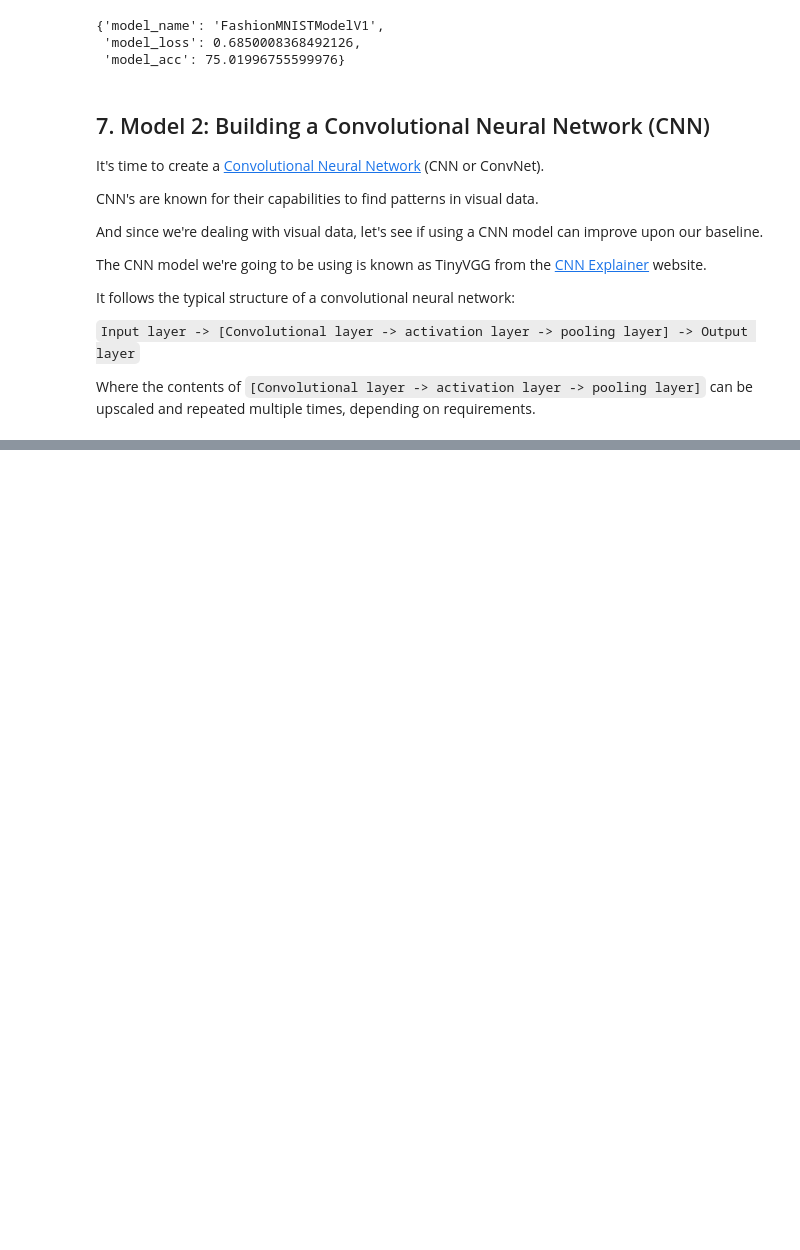
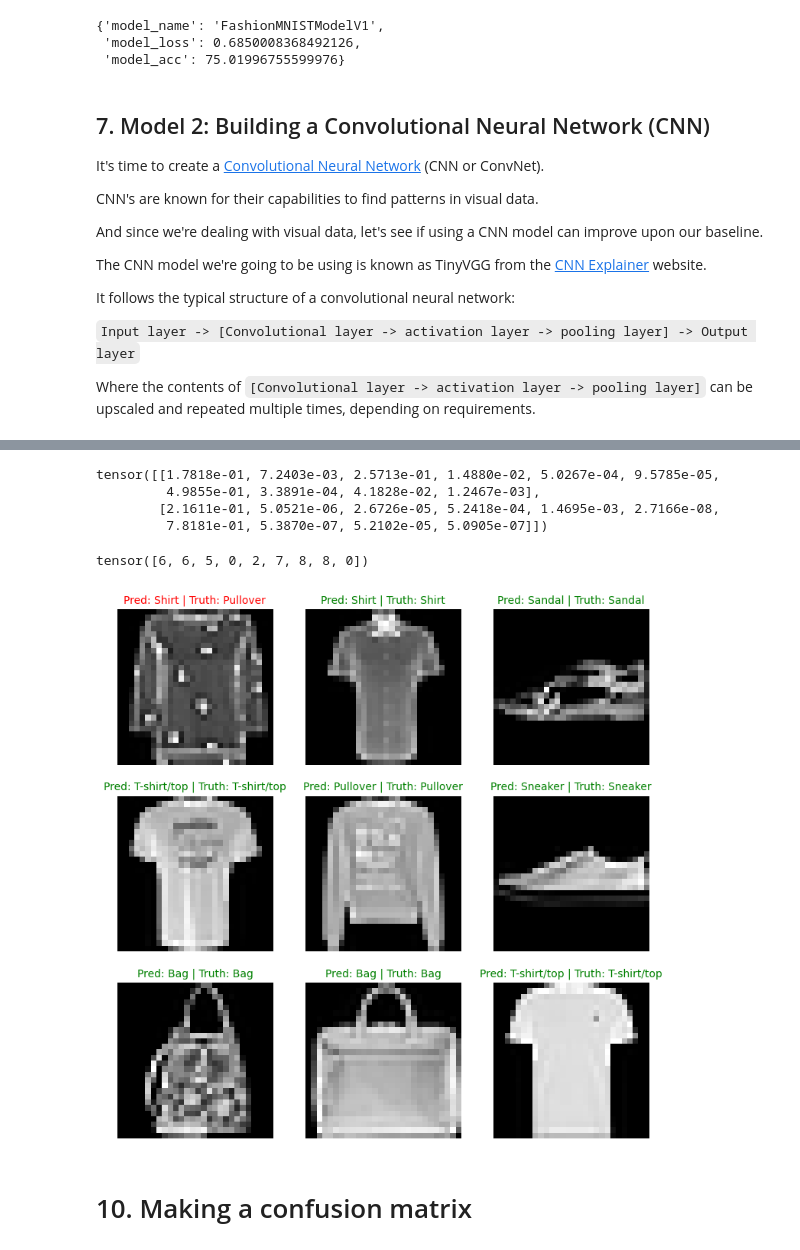
Before and after one commit to shaheer776/ai-portfolio-python, a Jupyter notebook: PyTorch/05_Pytorch_Computer_Vision.ipynb, the cells around one changed output, grey strips where cells are left out. Cells and saved outputs as stored; diff of their text form; code cells hidden in the pictures; blank space fills up the shorter version.

```diff
--- a/PyTorch/05_Pytorch_Computer_Vision.ipynb
+++ b/PyTorch/05_Pytorch_Computer_Vision.ipynb
@@ -704,0 +1017,53 @@ Where the contents of `[Convolutional layer -> activation layer -> pooling layer
+# %%
+# Make Predictions
+pred_probs = make_predictions(model=model_2,
+                              data=test_samples)
+
+pred_probs[:2]
+# %% [output]
+tensor([[1.7818e-01, 7.2403e-03, 2.5713e-01, 1.4880e-02, 5.0267e-04, 9.5785e-05,
+         4.9855e-01, 3.3891e-04, 4.1828e-02, 1.2467e-03],
+        [2.1611e-01, 5.0521e-06, 2.6726e-05, 5.2418e-04, 1.4695e-03, 2.7166e-08,
+         7.8181e-01, 5.3870e-07, 5.2102e-05, 5.0905e-07]])
+# %%
+# Convert prediction probabilities to labels
+pred_classes = pred_probs.argmax(dim=1)
+pred_classes
+# %% [output]
+tensor([6, 6, 5, 0, 2, 7, 8, 8, 0])
+# %%
+# Plot predictions
+
+plt.figure(figsize=(9,9))
+nrwos = 3
+ncols = 3
+
+for i, sample in enumerate(test_samples):
+
+    # Create subplot
+    plt.subplot(nrwos, ncols, i+1)
+
+    # Plot target image
+    plt.imshow(sample.squeeze(), cmap='gray')
+
+    # Find prediction in text form
+    pred_label = class_names[pred_classes[i]]
+
+    # Get truth label
+    truth_label = class_names[test_labels[i]]
+
+    # Create title for plot
+    title_text = f'Pred: {pred_label} | Truth: {truth_label}'
+
+    # Check for equality between pred and truth and change color of text accordingly
+
+    if pred_label == truth_label:
+        plt.title(title_text, fontsize=10, c='g')
+
+    else:
+        plt.title(title_text, fontsize=10, c='r')
+    plt.axis(False)
+# %% [output]
+[figure, added]
+# %% [markdown]
+# 10. Making a confusion matrix
```
Also changed, not shown: parts of 41 cells of this notebook, 8 other files.
